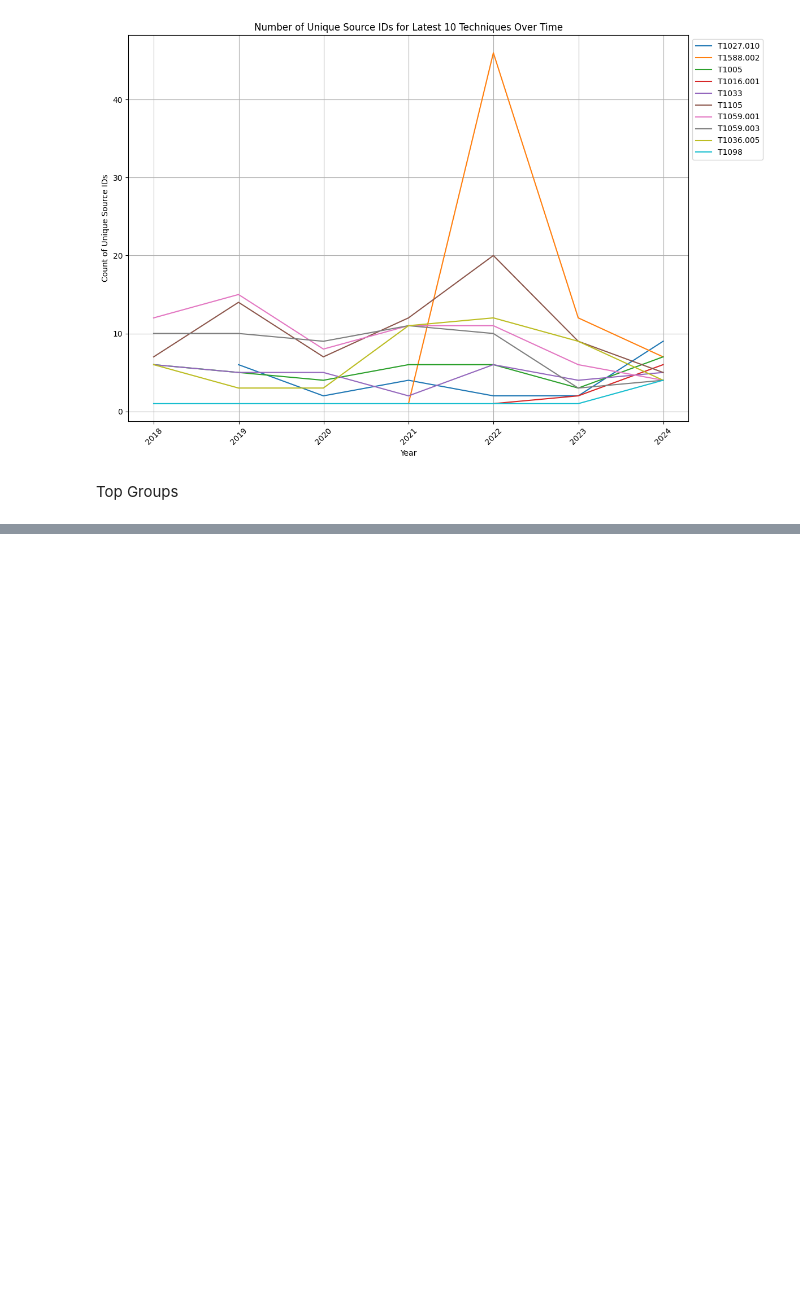
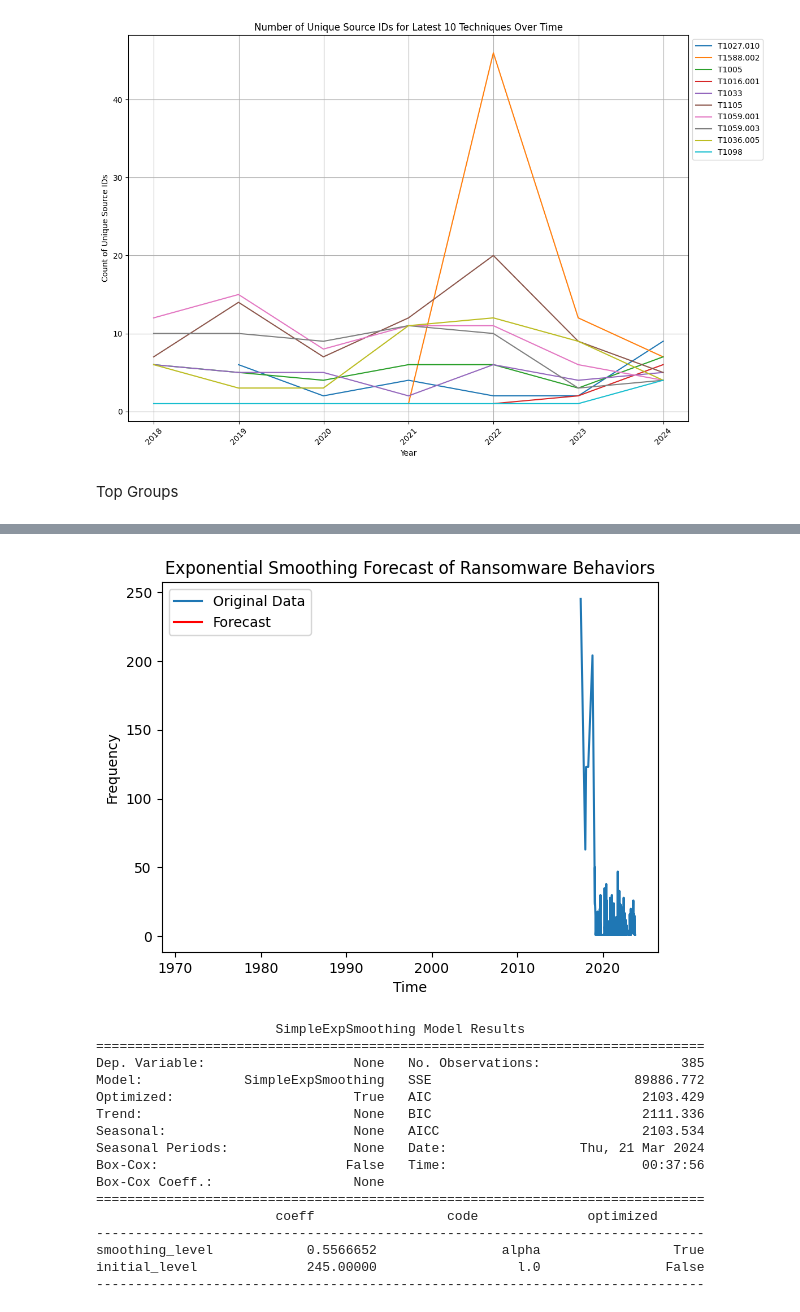
Before and after one commit to Manvi-Kaur/Exploring-Methods-of-Studying-Ransomware-Correlations, a Jupyter notebook: main.ipynb, the cells around one changed output, grey strips where cells are left out. Saved outputs shown, nothing was run; the diff lists cells and outputs as text; code cells hidden in the pictures; blank space fills up the shorter version.

```diff
--- a/main.ipynb
+++ b/main.ipynb
@@ -302,0 +411,40 @@ plt.show()
+# %%
+from statsmodels.tsa.holtwinters import SimpleExpSmoothing
+
+# Fit Simple Exponential Smoothing model
+ses_model = SimpleExpSmoothing(time_series)
+ses_result = ses_model.fit()
+
+# Forecast future values
+forecast_steps = 10  # Adjust as needed
+forecast = ses_result.forecast(steps=forecast_steps)
+
+# Plot the original data and forecast
+plt.plot(time_series, label='Original Data')
+plt.plot(range(len(time_series), len(time_series) + forecast_steps), forecast, label='Forecast', color='red')
+plt.title('Exponential Smoothing Forecast of Ransomware Behaviors')
+plt.xlabel('Time')
+plt.ylabel('Frequency')
+plt.legend()
+plt.show()
+
+# Print the Simple Exponential Smoothing model summary
+print(ses_result.summary())
+# %% [output]
+[figure, added]
+                       SimpleExpSmoothing Model Results
+==============================================================================
+Dep. Variable:                   None   No. Observations:                  385
+Model:             SimpleExpSmoothing   SSE                          89886.772
+Optimized:                       True   AIC                           2103.429
+Trend:                           None   BIC                           2111.336
+Seasonal:                        None   AICC                          2103.534
+Seasonal Periods:                None   Date:                 Thu, 21 Mar 2024
+Box-Cox:                        False   Time:                         00:37:56
+Box-Cox Coeff.:                  None
+==============================================================================
+                       coeff                 code              optimized
+------------------------------------------------------------------------------
+smoothing_level            0.5566652                alpha                 True
+initial_level              245.00000                  l.0                False
+------------------------------------------------------------------------------
```
Also changed, not shown: parts of 7 cells of this notebook.
